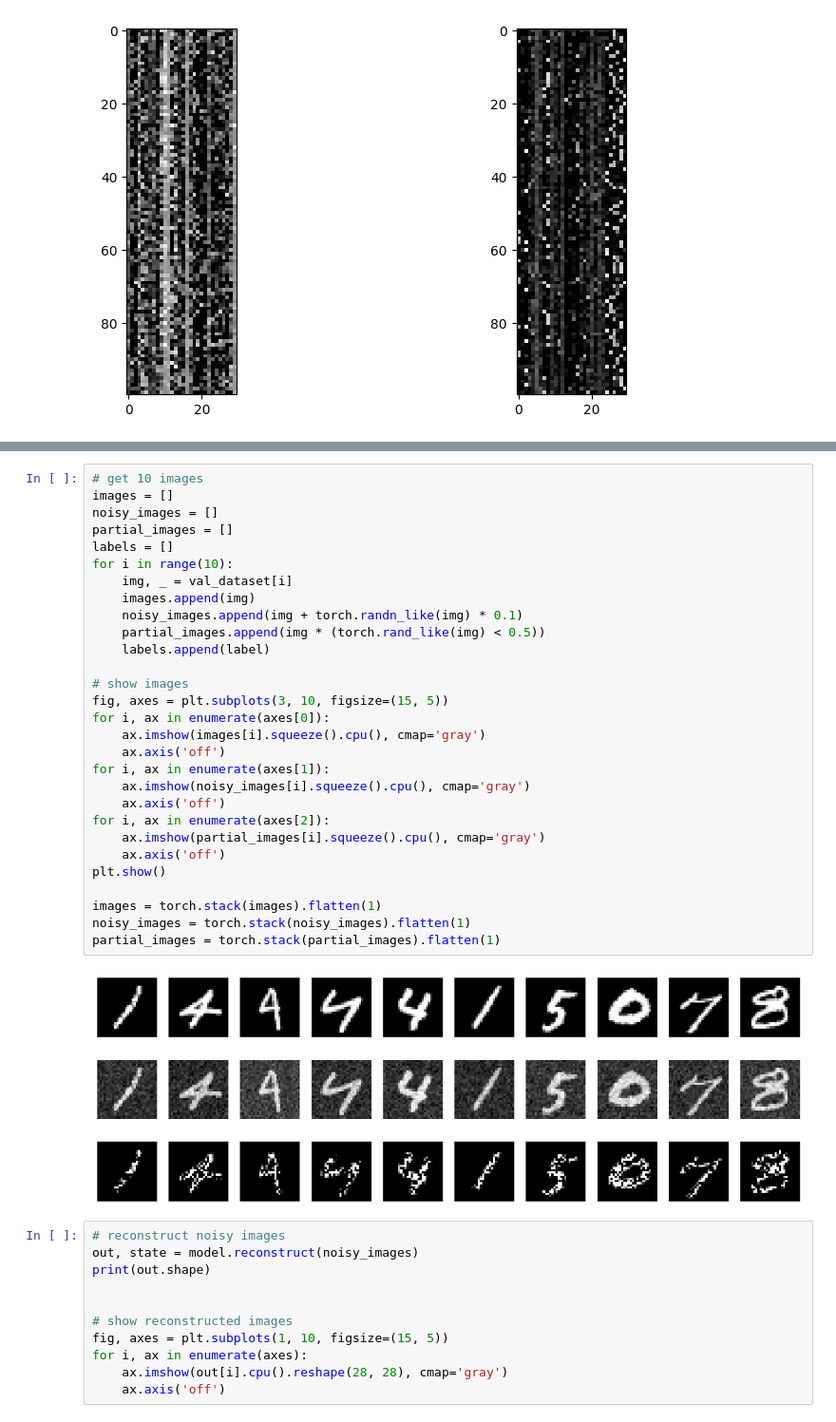
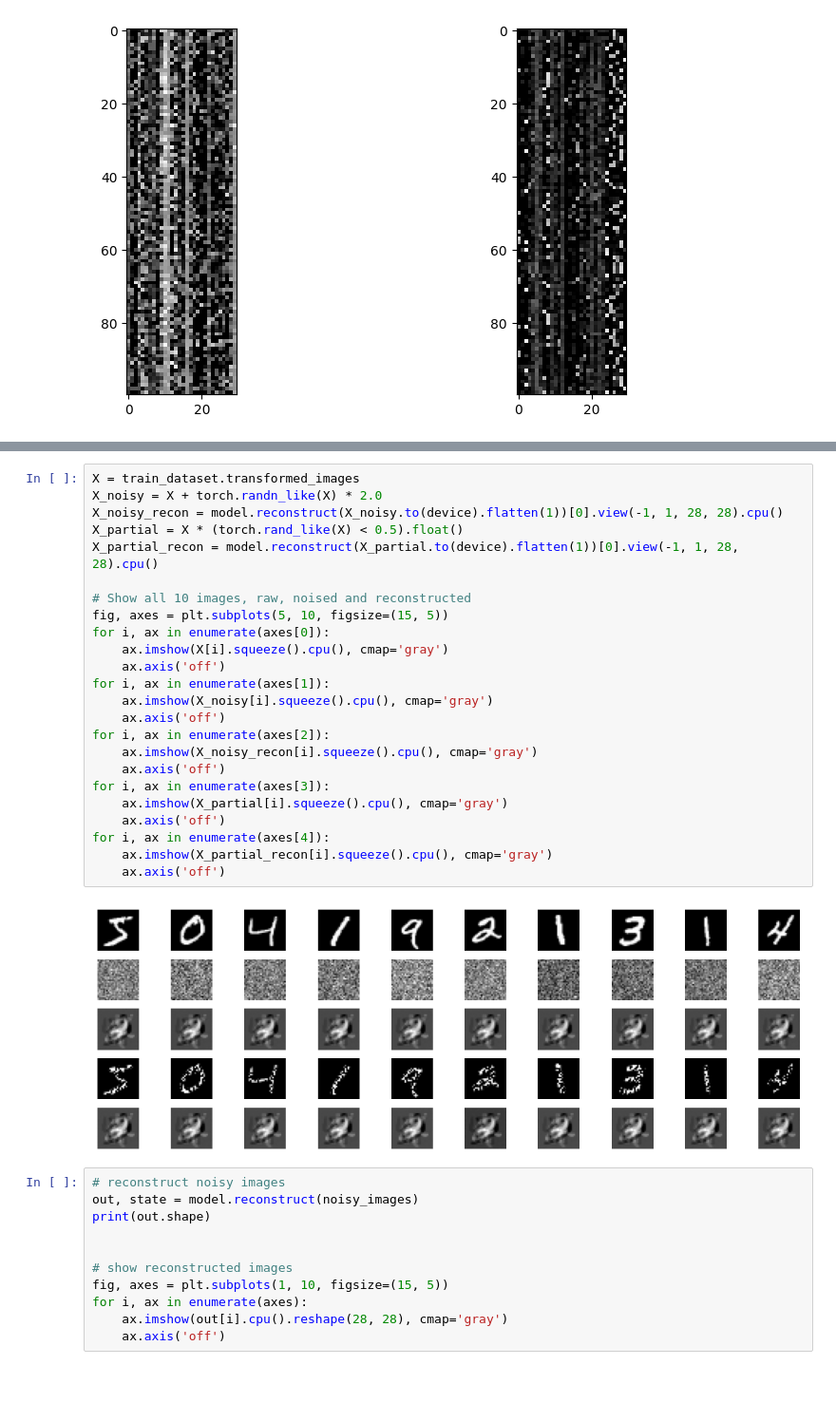
Before and after one commit to joeagriffith/pclib, a Jupyter notebook: examples/mnist/mnist_fc_ss_li.ipynb, the cells around one changed output, grey strips where cells are left out. Shown at 95% size. Drawn from its saved outputs; the diff is of its cells as text; blank space fills up the shorter version.

```diff
--- a/examples/mnist/mnist_fc_ss_li.ipynb
+++ b/examples/mnist/mnist_fc_ss_li.ipynb
@@ -234,34 +233,29 @@ plt.plot(stats['train_corr'])
-# %%
-# get 10 images
-images = []
-noisy_images = []
-partial_images = []
-labels = []
-for i in range(10):
-    img, _ = val_dataset[i]
-    images.append(img)
-    noisy_images.append(img + torch.randn_like(img) * 0.1)
-    partial_images.append(img * (torch.rand_like(img) < 0.5))
-    labels.append(label)
-
-# show images
-fig, axes = plt.subplots(3, 10, figsize=(15, 5))
-for i, ax in enumerate(axes[0]):
-    ax.imshow(images[i].squeeze().cpu(), cmap='gray')
-    ax.axis('off')
-for i, ax in enumerate(axes[1]):
-    ax.imshow(noisy_images[i].squeeze().cpu(), cmap='gray')
-    ax.axis('off')
-for i, ax in enumerate(axes[2]):
-    ax.imshow(partial_images[i].squeeze().cpu(), cmap='gray')
-    ax.axis('off')
-plt.show()
-
-images = torch.stack(images).flatten(1)
-noisy_images = torch.stack(noisy_images).flatten(1)
-partial_images = torch.stack(partial_images).flatten(1)
-# %% [output]
-[figure, removed]
+# %%
+X = train_dataset.transformed_images
+X_noisy = X + torch.randn_like(X) * 2.0
+X_noisy_recon = model.reconstruct(X_noisy.to(device).flatten(1))[0].view(-1, 1, 28, 28).cpu()
+X_partial = X * (torch.rand_like(X) < 0.5).float()
+X_partial_recon = model.reconstruct(X_partial.to(device).flatten(1))[0].view(-1, 1, 28, 28).cpu()
+
+# Show all 10 images, raw, noised and reconstructed
+fig, axes = plt.subplots(5, 10, figsize=(15, 5))
+for i, ax in enumerate(axes[0]):
+    ax.imshow(X[i].squeeze().cpu(), cmap='gray')
+    ax.axis('off')
+for i, ax in enumerate(axes[1]):
+    ax.imshow(X_noisy[i].squeeze().cpu(), cmap='gray')
+    ax.axis('off')
+for i, ax in enumerate(axes[2]):
+    ax.imshow(X_noisy_recon[i].squeeze().cpu(), cmap='gray')
+    ax.axis('off')
+for i, ax in enumerate(axes[3]):
+    ax.imshow(X_partial[i].squeeze().cpu(), cmap='gray')
+    ax.axis('off')
+for i, ax in enumerate(axes[4]):
+    ax.imshow(X_partial_recon[i].squeeze().cpu(), cmap='gray')
+    ax.axis('off')
+# %% [output]
+[figure, added]
 # %%
 # reconstruct noisy images
 out, state = model.reconstruct(noisy_images)
```
Also changed, not shown: parts of 8 cells of this notebook, 15 other files.
